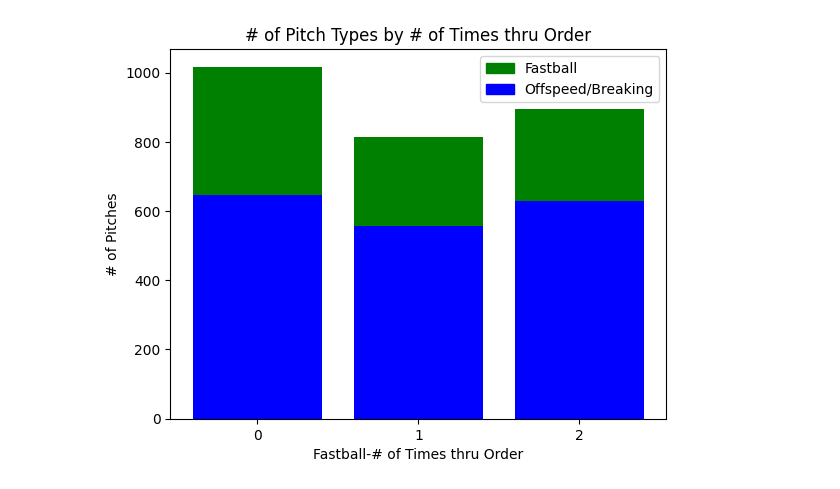
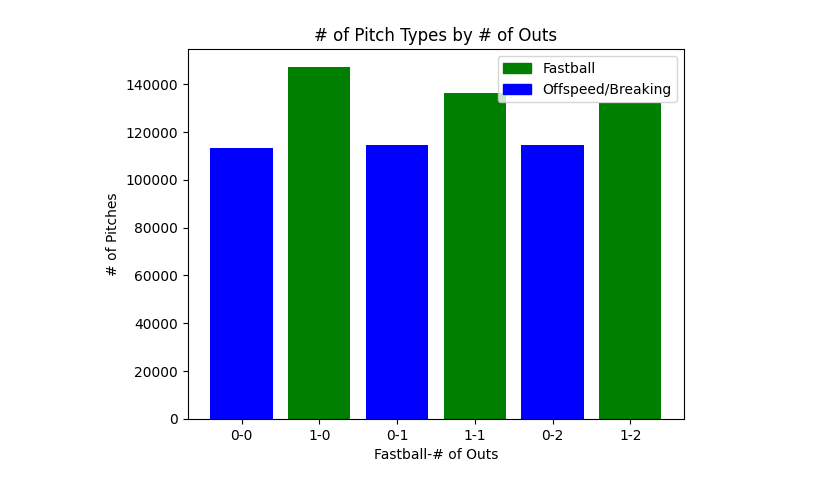
Before and after one commit to hdjwis/FastballPrediction, a Jupyter notebook: FastballPrediction.ipynb, the cells around one changed output. Cells and saved outputs as stored; diff of their text form; code cells hidden in the pictures.

```diff
--- a/FastballPrediction.ipynb
+++ b/FastballPrediction.ipynb
@@ -43,5 +52,5 @@ data.head()
 # %%
-data = data.drop(['release_speed', 'release_pos_x', 'release_pos_z', 'player_name', 'batter', 'pitcher', 'events', 'description', 'spin_dir', 'spin_rate_deprecated',
+data = data.drop(['release_speed', 'release_pos_x', 'release_pos_z', 'player_name', 'batter', 'events', 'description', 'spin_dir', 'spin_rate_deprecated',
            'break_angle_deprecated', 'break_length_deprecated', 'zone', 'des', 'game_type', 'home_team', 'away_team', 'type', 'hit_location', 'bb_type',
            'game_year',	'pfx_x',	'pfx_z',	'plate_x',	'plate_z', 'hc_x',	'hc_y',	'tfs_deprecated',	'tfs_zulu_deprecated',	'umpire',	'sv_id',	'vx0',	'vy0',
            'vz0',	'ax',	'ay',	'az',	'sz_top',	'sz_bot',	'hit_distance_sc',	'launch_speed',	'launch_angle',	'effective_speed',	'release_spin_rate',
@@ -51,7 +60,8 @@ data = data.drop(['release_speed', 'release_pos_x', 'release_pos_z', 'player_nam
            'spin_axis',	'delta_home_win_exp',	'delta_run_exp',	'bat_speed',	'swing_length',	'estimated_slg_using_speedangle',	'delta_pitcher_run_exp',
            'hyper_speed',	'home_score_diff', 'home_win_exp',	'bat_win_exp', 'age_pit_legacy',	'age_bat_legacy',	'age_pit',	'age_bat',
            'n_priorpa_thisgame_player_at_bat',	'pitcher_days_since_prev_game',	'batter_days_since_prev_game',	'pitcher_days_until_next_game',
-           'batter_days_until_next_game',	'api_break_z_with_gravity',	'api_break_x_arm',	'api_break_x_batter_in',	'arm_angle', 'bat_score', 'fld_score'], axis=1)
+           'batter_days_until_next_game',	'api_break_z_with_gravity',	'api_break_x_arm',	'api_break_x_batter_in',	'arm_angle', 'bat_score', 'fld_score',
+           'attack_angle', 'attack_direction', 'swing_path_tilt','intercept_ball_minus_batter_pos_x_inches','intercept_ball_minus_batter_pos_y_inches'], axis=1)
 # %%
 data.shape
 # %% [output]
@@ -195,12 +211,16 @@ data.groupby(['balls','strikes'])['fastball'].value_counts()
 dtype: int64
+# %%
+data = data[data['balls'] != 4]
 # %%
 fig, ax = plt.subplots()
-for fastball_val in data['fastball'].unique():
-  for i in np.sort(data['balls'].unique()):
-    for j in np.sort(data['strikes'].unique()):
+
+for i in np.sort(data['balls'].unique()):
+  for j in np.sort(data['strikes'].unique()):
+    for fastball_val in np.sort(data['fastball'].unique()):
       s = data[data['fastball'] == fastball_val].groupby(['balls','strikes'])['fastball'].value_counts()
       color = 'green' if fastball_val == 1 else 'blue'
-      ax.bar(x=f'{i}-{j}', height=s[i][j], color=color)
+      fastball = 'FB' if fastball_val == 1 else 'OB'
+      ax.bar(x=f'{fastball}{i}-{j}', height=s[i][j], color=color)
 
 plt.xlabel('Balls-Strikes')
 plt.ylabel('# of Pitch Types')
@@ -208,5 +228,6 @@ plt.title('# of Type of Pitches by Count')
 green_patch = mpatches.Patch(color='green', label='Fastball')
 blue_patch = mpatches.Patch(color='blue', label='Offspeed/Breaking')
 ax.legend(handles=[green_patch, blue_patch])
+fig.set_figwidth(15)
 plt.show()
 # %% [output]
@@ -290,7 +311,7 @@ dtype: int64
 # %%
 fig, ax = plt.subplots()
 
-for i in data['n_thruorder_pitcher'].unique():
+for i in np.sort(data['n_thruorder_pitcher'].unique()):
   for fastball_val in data['fastball'].unique():
     s = data[data['fastball'] == fastball_val].groupby(['n_thruorder_pitcher'])['fastball'].value_counts()
     color = 'green' if fastball_val == 1 else 'blue'
@@ -369,22 +390,22 @@ data.head()
 # %%
 fig, ax = plt.subplots()
 
 for i in np.sort(data['outs_when_up'].unique()):
-  for fastball_val in data['fastball'].unique():
+  for fastball_val in np.sort(data['fastball'].unique()):
     s = data[data['fastball'] == fastball_val].groupby(['outs_when_up'])['fastball'].value_counts()
     color = 'green' if fastball_val == 1 else 'blue'
-    ax.bar(x=f'{i}', height=s[i], color=color)
+    ax.bar(x=f'{fastball_val}-{i}', height=s[i], color=color)
 
 
-plt.xlabel('Fastball-# of Times thru Order')
+plt.xlabel('Fastball-# of Outs')
 plt.ylabel('# of Pitches')
-plt.title('# of Pitch Types by # of Times thru Order')
+plt.title('# of Pitch Types by # of Outs')
 green_patch = mpatches.Patch(color='green', label='Fastball')
 blue_patch = mpatches.Patch(color='blue', label='Offspeed/Breaking')
 ax.legend(handles=[green_patch, blue_patch])
 plt.show()
 # %% [output]
-[figure, old version]
+[figure, new version]
 # %%
 from sklearn.model_selection import train_test_split
 # %%
```
Also changed, not shown: parts of 100 cells of this notebook.
